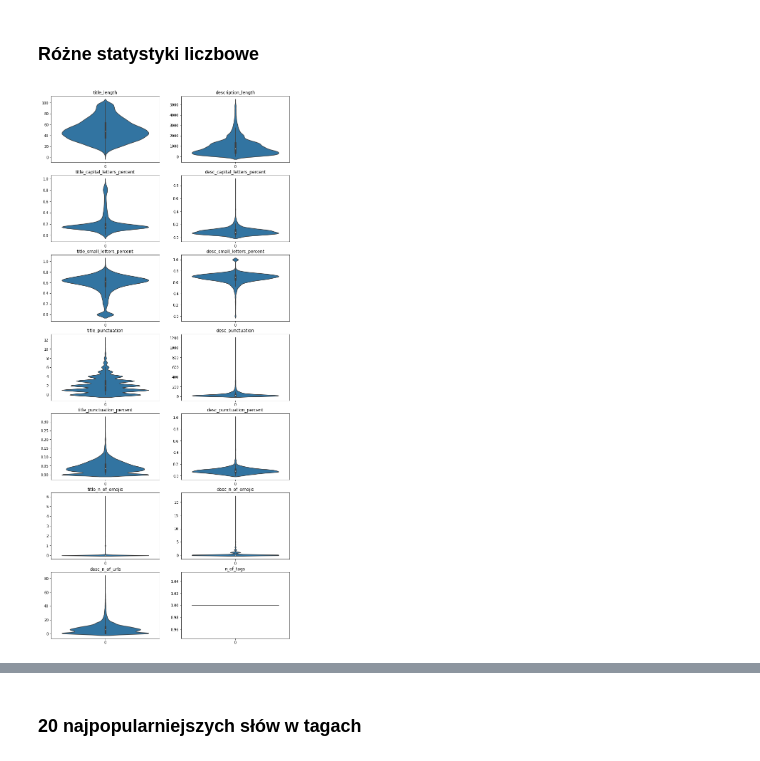
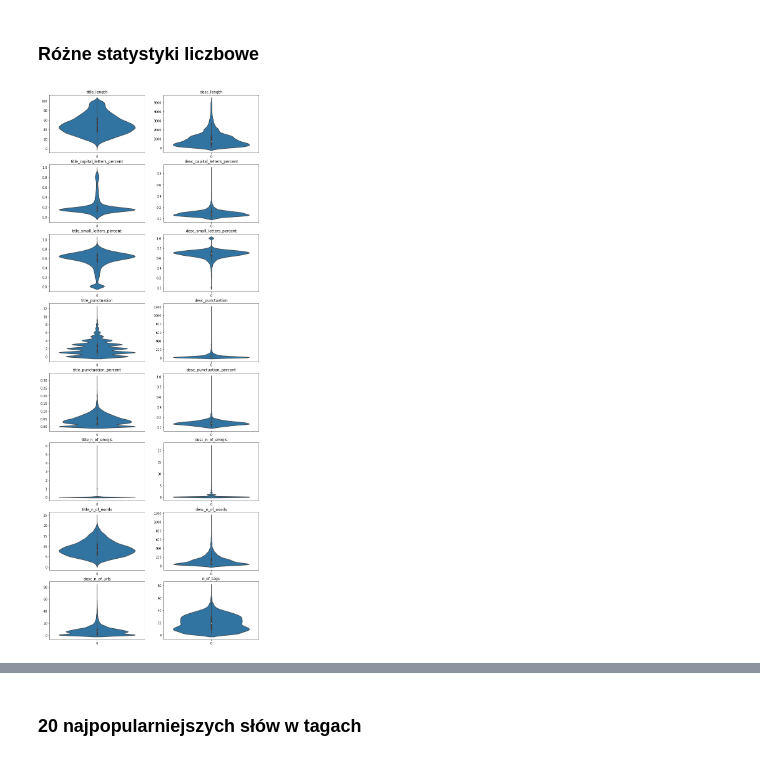
Before and after one commit to AdamKlejda/PED_YT, a Jupyter notebook: main.ipynb, the cells around one changed output, grey strips where cells are left out. Saved outputs shown, nothing was run; the diff lists cells and outputs as text; code cells hidden in the pictures.

```diff
--- a/main.ipynb
+++ b/main.ipynb
@@ -211,5 +209,5 @@ def addColumnsAndSaveCSV(df, pathToSave):
     df.to_csv(pathToSave)
     return df
 # %%
-df = addColumnsAndSaveCSV(df, "./whole_YT_with_new_columns.csv")
-# df = pd.read_csv("./whole_YT_with_new_columns.csv")
+# df = addColumnsAndSaveCSV(df, "./whole_YT_with_new_columns.csv")
+df = pd.read_csv("./whole_YT_with_new_columns.csv")
@@ -294,26 +280,27 @@ plt.show()
 ### Różne statystyki liczbowe
 # %%
 list_of_columns = [
-    "title_length", "description_length",
+    "title_length", "desc_length",
 #     "title_capital_letters", "desc_capital_letters",
     "title_capital_letters_percent", "desc_capital_letters_percent",
 #     "title_small_letters", "desc_small_letters",
     "title_small_letters_percent",  "desc_small_letters_percent",
     "title_punctuation", "desc_punctuation",
     "title_punctuation_percent", "desc_punctuation_percent",
     "title_n_of_emojis", "desc_n_of_emojis",
+    "title_n_of_words", "desc_n_of_words",
     "desc_n_of_urls",  "n_of_tags",
 #     "likes", "dislikes",
 #     "views", "comment_count"
                   ]
 n_of_cols = 2
 n_of_rows = int(len(list_of_columns)/n_of_cols)
 fig, axes = plt.subplots(n_of_rows, n_of_cols, figsize=(n_of_cols*6, n_of_rows*4))
 
 data = df.loc[:, list_of_columns]
 for i, row in enumerate(axes):
     for j, ax in enumerate(row):
         ax.set_title(list_of_columns[i*n_of_cols+j])
         sns.violinplot(ax=ax,data=df.loc[:, list_of_columns[i*n_of_cols+j]])
 # %% [output]
-[figure, old version]
+[figure, new version]
```
Also changed, not shown: parts of 17 cells of this notebook, 1 other file.
